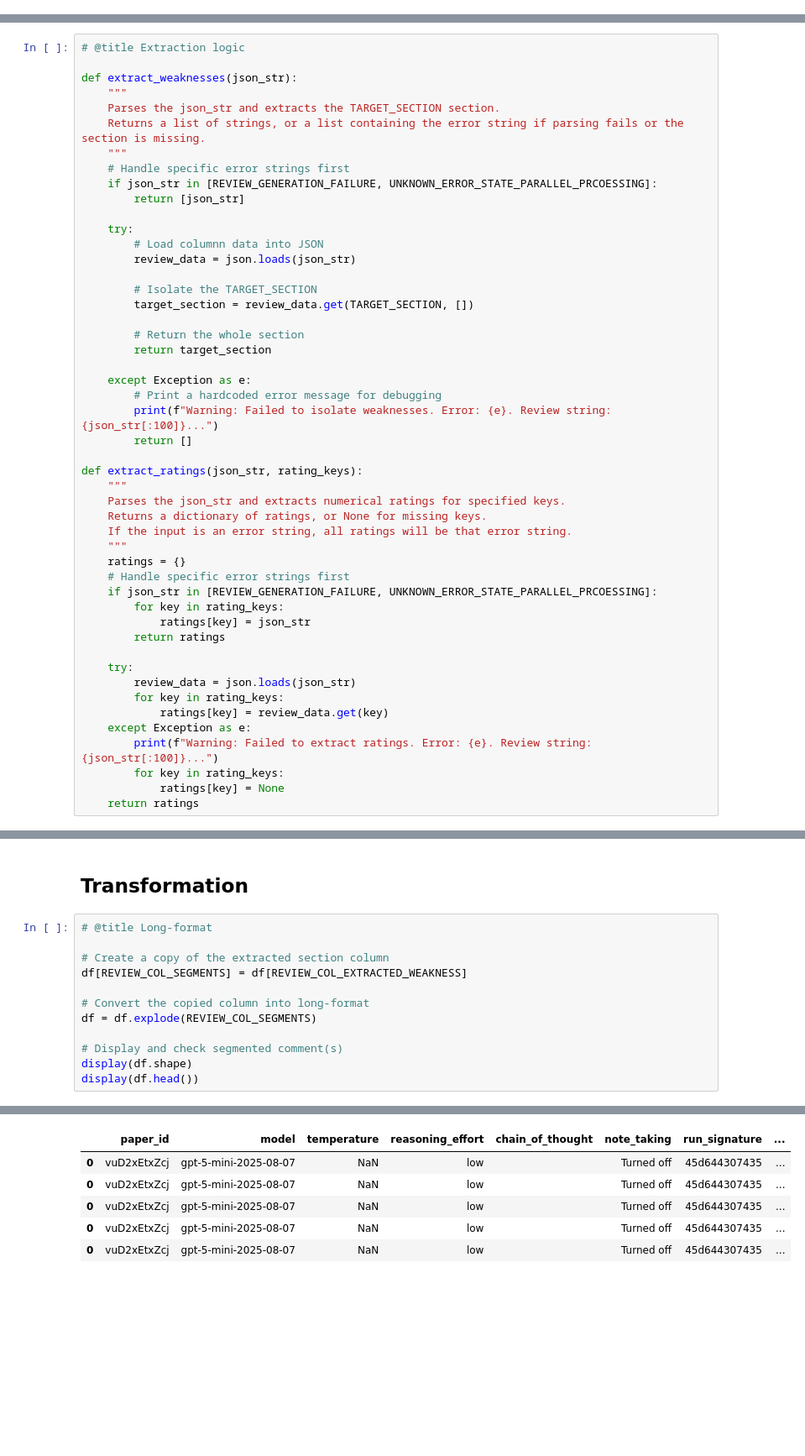
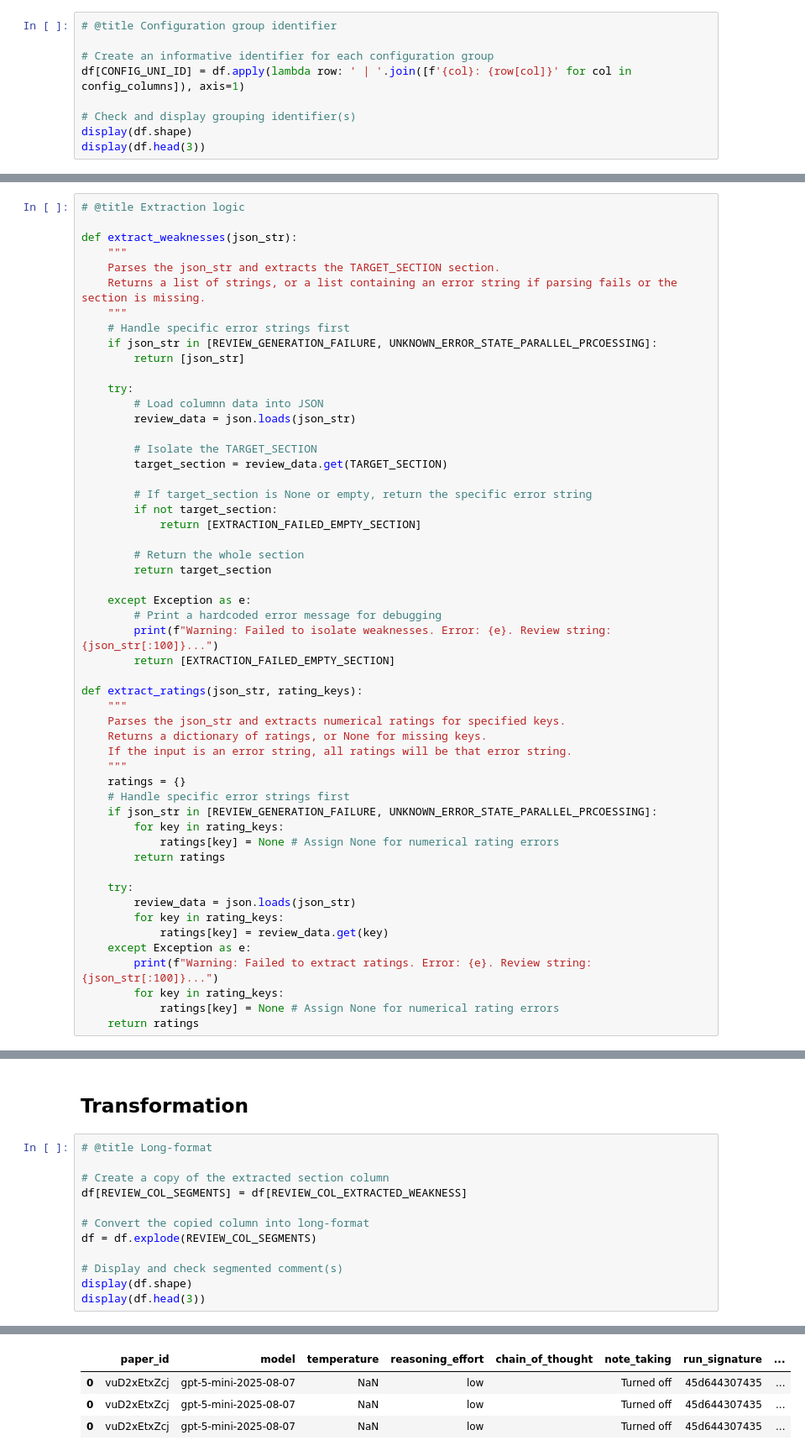
Before and after one commit to hiiamlars/analytical_flexibility_llm_reviews, a Jupyter notebook: data_generation/llm_review_segmentation.ipynb, the cells around one changed output, grey strips where cells are left out. Shown at 84% size. Drawn from its saved outputs; the diff is of its cells as text; blank space fills up the shorter version.

```diff
--- a/data_generation/llm_review_segmentation.ipynb
+++ b/data_generation/llm_review_segmentation.ipynb
@@ -103,0 +133,9 @@ display(df.head())
+# %%
+# @title Configuration group identifier
+
+# Create an informative identifier for each configuration group
+df[CONFIG_UNI_ID] = df.apply(lambda row: ' | '.join([f'{col}: {row[col]}' for col in config_columns]), axis=1)
+
+# Check and display grouping identifier(s)
+display(df.shape)
+display(df.head(3))
@@ -109,7 +153,7 @@ display(df.head())
 def extract_weaknesses(json_str):
     """
     Parses the json_str and extracts the TARGET_SECTION section.
-    Returns a list of strings, or a list containing the error string if parsing fails or the section is missing.
+    Returns a list of strings, or a list containing an error string if parsing fails or the section is missing.
     """
     # Handle specific error strings first
     if json_str in [REVIEW_GENERATION_FAILURE, UNKNOWN_ERROR_STATE_PARALLEL_PRCOESSING]:
@@ -120,7 +164,11 @@ def extract_weaknesses(json_str):
         review_data = json.loads(json_str)
 
         # Isolate the TARGET_SECTION
-        target_section = review_data.get(TARGET_SECTION, [])
+        target_section = review_data.get(TARGET_SECTION)
+
+        # If target_section is None or empty, return the specific error string
+        if not target_section:
+            return [EXTRACTION_FAILED_EMPTY_SECTION]
 
         # Return the whole section
         return target_section
@@ -128,7 +176,7 @@ def extract_weaknesses(json_str):
     except Exception as e:
         # Print a hardcoded error message for debugging
         print(f"Warning: Failed to isolate weaknesses. Error: {e}. Review string: {json_str[:100]}...")
-        return []
+        return [EXTRACTION_FAILED_EMPTY_SECTION]
 
 def extract_ratings(json_str, rating_keys):
     """
@@ -140,7 +188,7 @@ def extract_ratings(json_str, rating_keys):
     # Handle specific error strings first
     if json_str in [REVIEW_GENERATION_FAILURE, UNKNOWN_ERROR_STATE_PARALLEL_PRCOESSING]:
         for key in rating_keys:
-            ratings[key] = json_str
+            ratings[key] = None # Assign None for numerical rating errors
         return ratings
 
     try:
@@ -150,7 +198,7 @@ def extract_ratings(json_str, rating_keys):
     except Exception as e:
         print(f"Warning: Failed to extract ratings. Error: {e}. Review string: {json_str[:100]}...")
         for key in rating_keys:
-            ratings[key] = None
+            ratings[key] = None # Assign None for numerical rating errors
     return ratings
 # %% [markdown]
 ## Run
@@ -205,5 +253,5 @@ df = df.explode(REVIEW_COL_SEGMENTS)
 
 # Display and check segmented comment(s)
 display(df.shape)
-display(df.head())
+display(df.head(3))
 # %% [output]
@@ -211,9 +259,7 @@ display(df.head())
 |  | paper_id | model | temperature | reasoning_effort | chain_of_thought | note_taking | run_signature | ... |
 | 0 | vuD2xEtxZcj | gpt-5-mini-2025-08-07 | NaN | low |  | Turned off | 45d644307435 | ... |
 | 0 | vuD2xEtxZcj | gpt-5-mini-2025-08-07 | NaN | low |  | Turned off | 45d644307435 | ... |
 | 0 | vuD2xEtxZcj | gpt-5-mini-2025-08-07 | NaN | low |  | Turned off | 45d644307435 | ... |
-| 0 | vuD2xEtxZcj | gpt-5-mini-2025-08-07 | NaN | low |  | Turned off | 45d644307435 | ... |
-| 0 | vuD2xEtxZcj | gpt-5-mini-2025-08-07 | NaN | low |  | Turned off | 45d644307435 | ... |
 # %%
 # @title Unique identifiers
 
```
Also changed, not shown: parts of 9 cells of this notebook.
